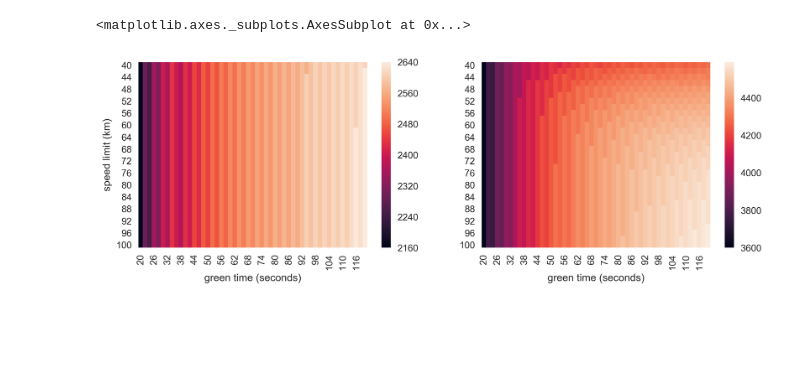
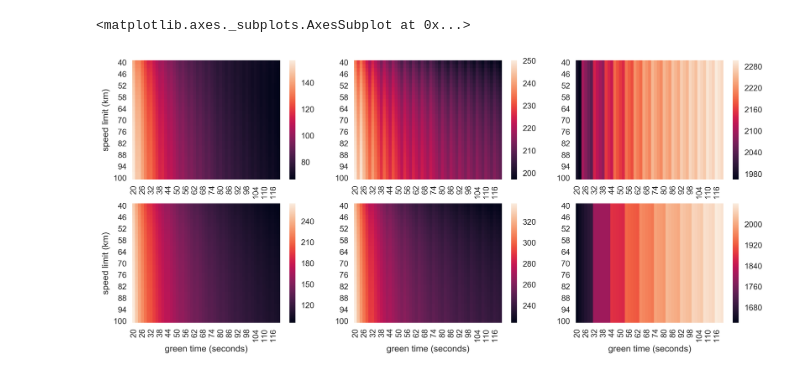
Before and after one commit to JiyanBlack/VDSF-Vehicle_Deque_Simulation_Framework, a Jupyter notebook: source/SG2-VIZ.ipynb, the cells around one changed output. Drawn from its saved outputs; the diff is of its cells as text; code cells hidden in the pictures; blank space fills up the shorter version.

```diff
--- a/source/SG2-VIZ.ipynb
+++ b/source/SG2-VIZ.ipynb
@@ -81,12 +82,19 @@ sns.heatmap(cav_max_delay)
-# %%
-plt.figure(figsize=(12,8))
-plt.subplot(2,2,1)
-av_vdr.index.name = ylabel
-av_vdr.columns.name = xlabel
-sns.heatmap(av_vdr)
-plt.subplot(2,2,2)
-cav_vdr.columns.name = xlabel
-sns.heatmap(cav_vdr)
-# %% [output]
-<matplotlib.axes._subplots.AxesSubplot at 0x...>
-[figure, removed]
+# %%
+plt.figure(figsize=(14,6))
+plt.subplot(2,3,1)
+av_avg_delay.index.name = ylabel
+sns.heatmap(av_avg_delay)
+plt.subplot(2,3,2)
+sns.heatmap(av_max_delay)
+plt.subplot(2,3,3)
+sns.heatmap(av_vdr)
+plt.subplot(2,3,4)
+av_hsr_avg_delay.index.name = ylabel
+sns.heatmap(av_hsr_avg_delay)
+plt.subplot(2,3,5)
+sns.heatmap(av_hsr_max_delay)
+plt.subplot(2,3,6)
+sns.heatmap(av_hsr_vdr)
+# %% [output]
+<matplotlib.axes._subplots.AxesSubplot at 0x...>
+[figure, added]
```
Also changed, not shown: parts of 5 cells of this notebook, 29 other files.
